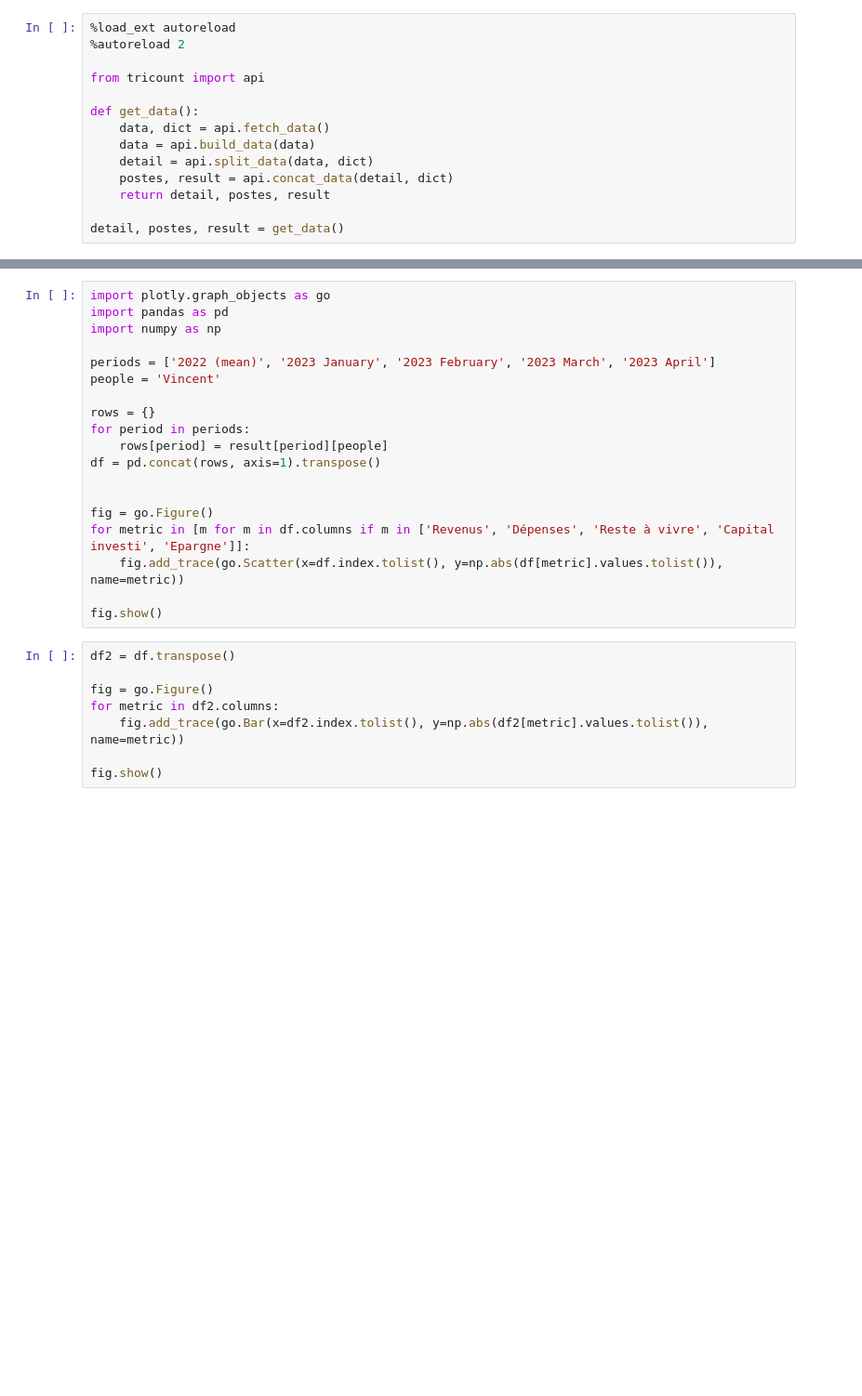
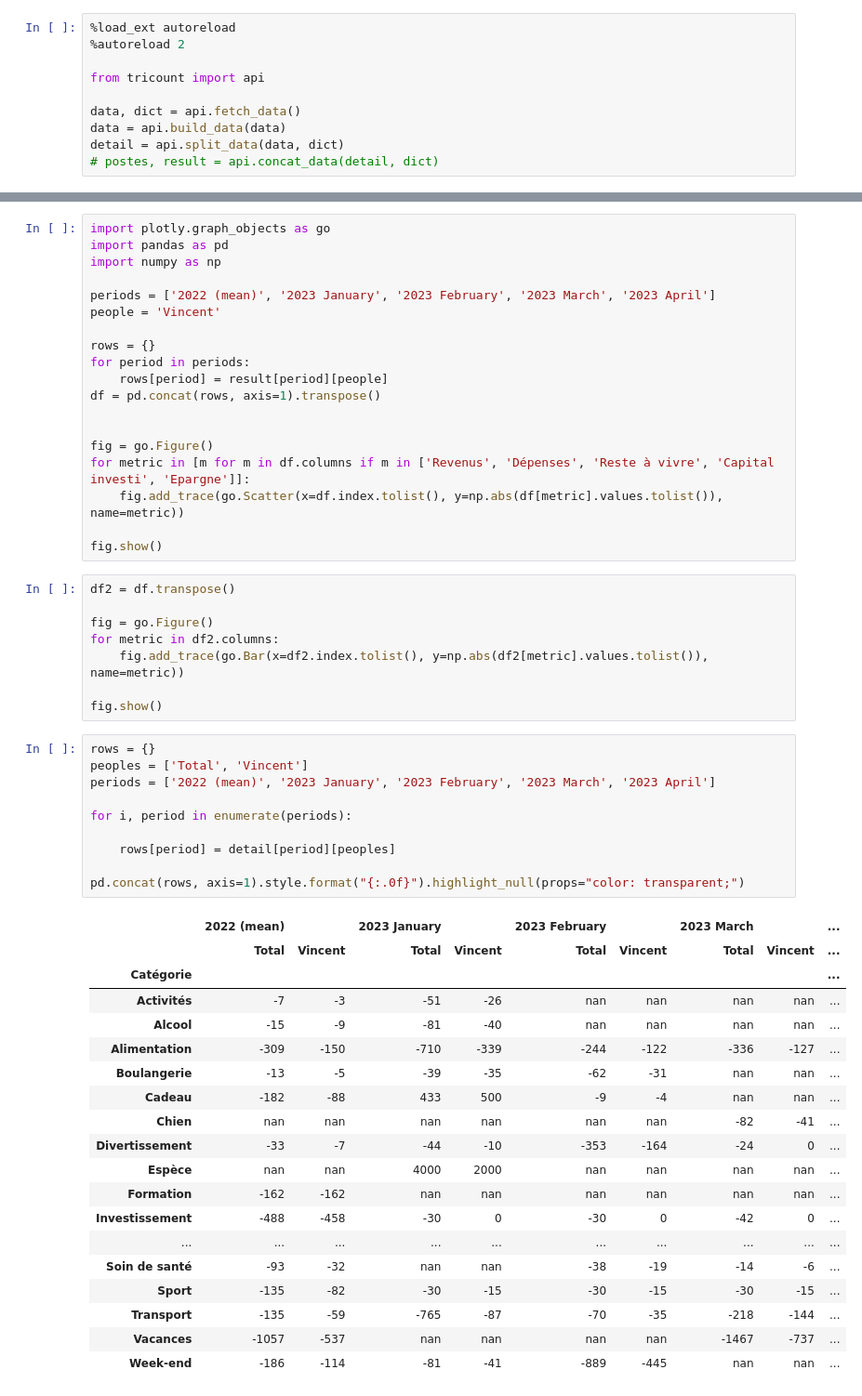
Before and after one commit to vixen-cordier/dashboards, a Jupyter notebook: book.tricount.ipynb, the cells around one changed output, grey strips where cells are left out. Shown at 93% size. Drawn from its saved outputs; the diff is of its cells as text; blank space fills up the shorter version.

Commit message:
add poste in detail datatable

```diff
--- a/book.tricount.ipynb
+++ b/book.tricount.ipynb
@@ -4,12 +4,8 @@
 
 from tricount import api
 
-def get_data():
-    data, dict = api.fetch_data()
-    data = api.build_data(data)
-    detail = api.split_data(data, dict)
-    postes, result = api.concat_data(detail, dict)
-    return detail, postes, result
-
-detail, postes, result = get_data()
+data, dict = api.fetch_data()
+data = api.build_data(data)
+detail = api.split_data(data, dict)
+# postes, result = api.concat_data(detail, dict)
 # %% [output]
@@ -57,3 +122,33 @@ for metric in df2.columns:
     fig.add_trace(go.Bar(x=df2.index.tolist(), y=np.abs(df2[metric].values.tolist()), name=metric))
 
 fig.show()
+# %%
+rows = {}
+peoples = ['Total', 'Vincent']
+periods = ['2022 (mean)', '2023 January', '2023 February', '2023 March', '2023 April']
+
+for i, period in enumerate(periods):
+
+    rows[period] = detail[period][peoples]
+
+pd.concat(rows, axis=1).style.format("{:.0f}").highlight_null(props="color: transparent;")
+# %% [output]
+|  | 2022 (mean) |  | 2023 January |  | 2023 February |  | 2023 March |  | ... |
+|  | Total | Vincent | Total | Vincent | Total | Vincent | Total | Vincent | ... |
+| Catégorie |  |  |  |  |  |  |  |  | ... |
+| Activités | -7 | -3 | -51 | -26 | nan | nan | nan | nan | ... |
+| Alcool | -15 | -9 | -81 | -40 | nan | nan | nan | nan | ... |
+| Alimentation | -309 | -150 | -710 | -339 | -244 | -122 | -336 | -127 | ... |
+| Boulangerie | -13 | -5 | -39 | -35 | -62 | -31 | nan | nan | ... |
+| Cadeau | -182 | -88 | 433 | 500 | -9 | -4 | nan | nan | ... |
+| Chien | nan | nan | nan | nan | nan | nan | -82 | -41 | ... |
+| Divertissement | -33 | -7 | -44 | -10 | -353 | -164 | -24 | 0 | ... |
+| Espèce | nan | nan | 4000 | 2000 | nan | nan | nan | nan | ... |
+| Formation | -162 | -162 | nan | nan | nan | nan | nan | nan | ... |
+| Investissement | -488 | -458 | -30 | 0 | -30 | 0 | -42 | 0 | ... |
+| ... | ... | ... | ... | ... | ... | ... | ... | ... | ... |
+| Soin de santé | -93 | -32 | nan | nan | -38 | -19 | -14 | -6 | ... |
+| Sport | -135 | -82 | -30 | -15 | -30 | -15 | -30 | -15 | ... |
+| Transport | -135 | -59 | -765 | -87 | -70 | -35 | -218 | -144 | ... |
+| Vacances | -1057 | -537 | nan | nan | nan | nan | -1467 | -737 | ... |
+| Week-end | -186 | -114 | -81 | -41 | -889 | -445 | nan | nan | ... |
```
Also changed, not shown: parts of 4 cells of this notebook, 2 other files.
